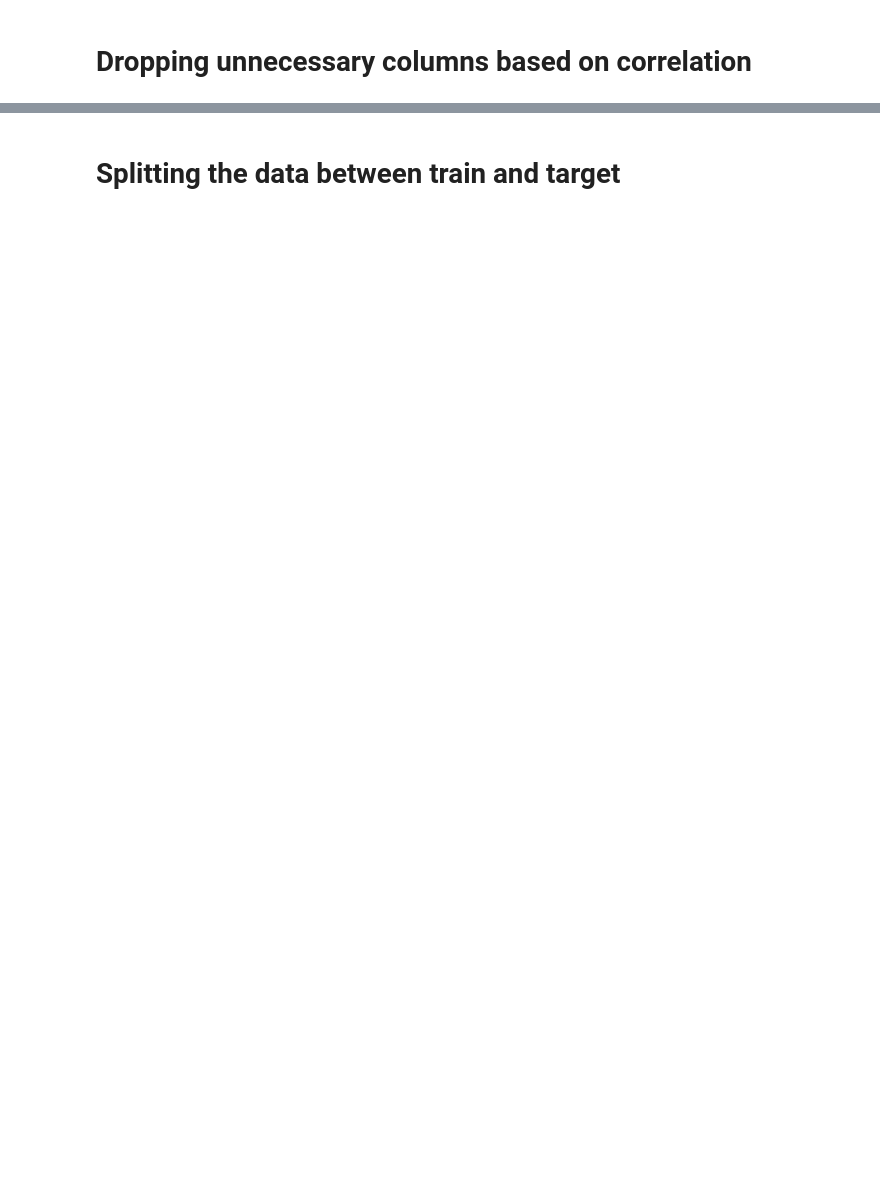
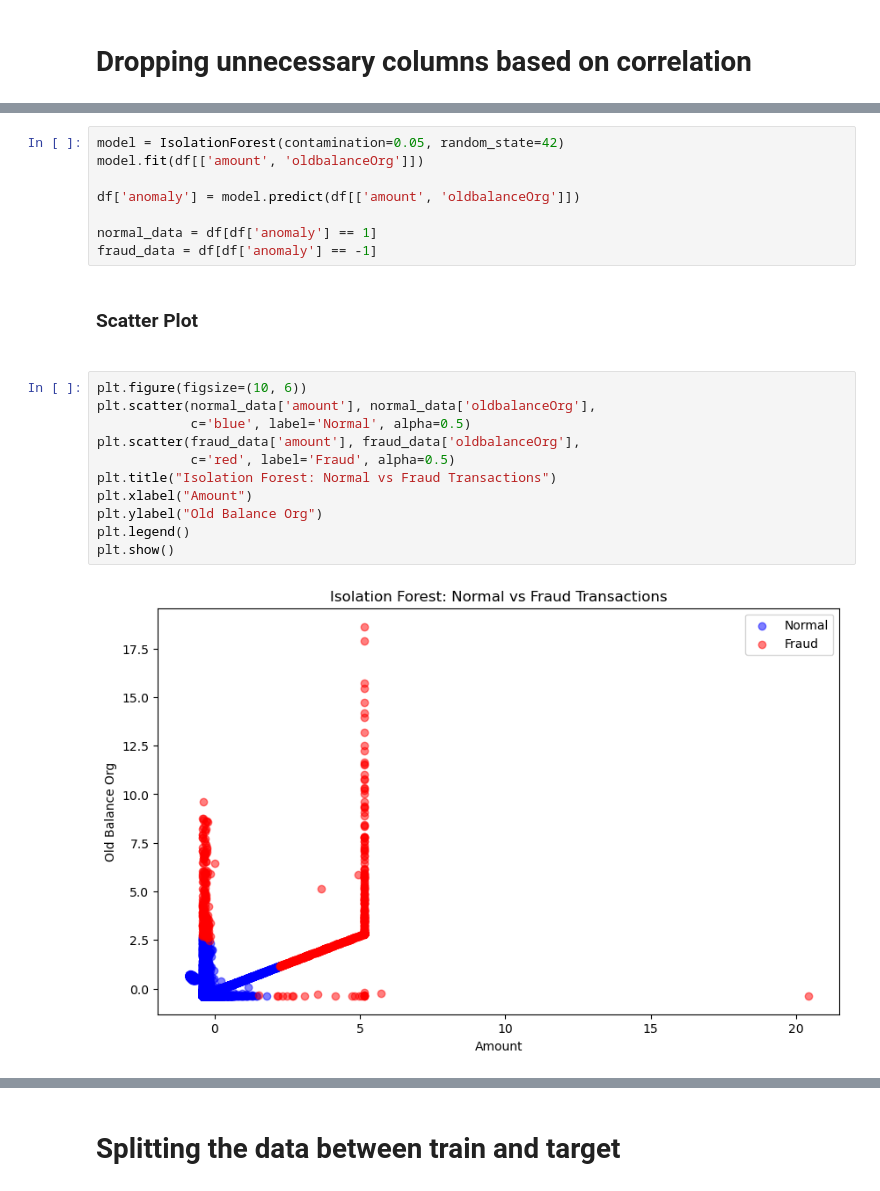
Before and after one commit to Mageshwaran18/Anomaly_Detection_using_Isolation_Forest_with_AWS, a Jupyter notebook: main.ipynb, the cells around one changed output, grey strips where cells are left out. Saved outputs shown, nothing was run; the diff lists cells and outputs as text; blank space fills up the shorter version.

```diff
--- a/main.ipynb
+++ b/main.ipynb
@@ -503,0 +511,23 @@ memory usage: 339.8 MB
+# %%
+model = IsolationForest(contamination=0.05, random_state=42)
+model.fit(df[['amount', 'oldbalanceOrg']])
+
+df['anomaly'] = model.predict(df[['amount', 'oldbalanceOrg']])
+
+normal_data = df[df['anomaly'] == 1]
+fraud_data = df[df['anomaly'] == -1]
+# %% [markdown]
+<h3>Scatter Plot<h3>
+# %%
+plt.figure(figsize=(10, 6))
+plt.scatter(normal_data['amount'], normal_data['oldbalanceOrg'],
+            c='blue', label='Normal', alpha=0.5)
+plt.scatter(fraud_data['amount'], fraud_data['oldbalanceOrg'],
+            c='red', label='Fraud', alpha=0.5)
+plt.title("Isolation Forest: Normal vs Fraud Transactions")
+plt.xlabel("Amount")
+plt.ylabel("Old Balance Org")
+plt.legend()
+plt.show()
+# %% [output]
+[figure, added]
```
Also changed, not shown: parts of 34 cells of this notebook.
